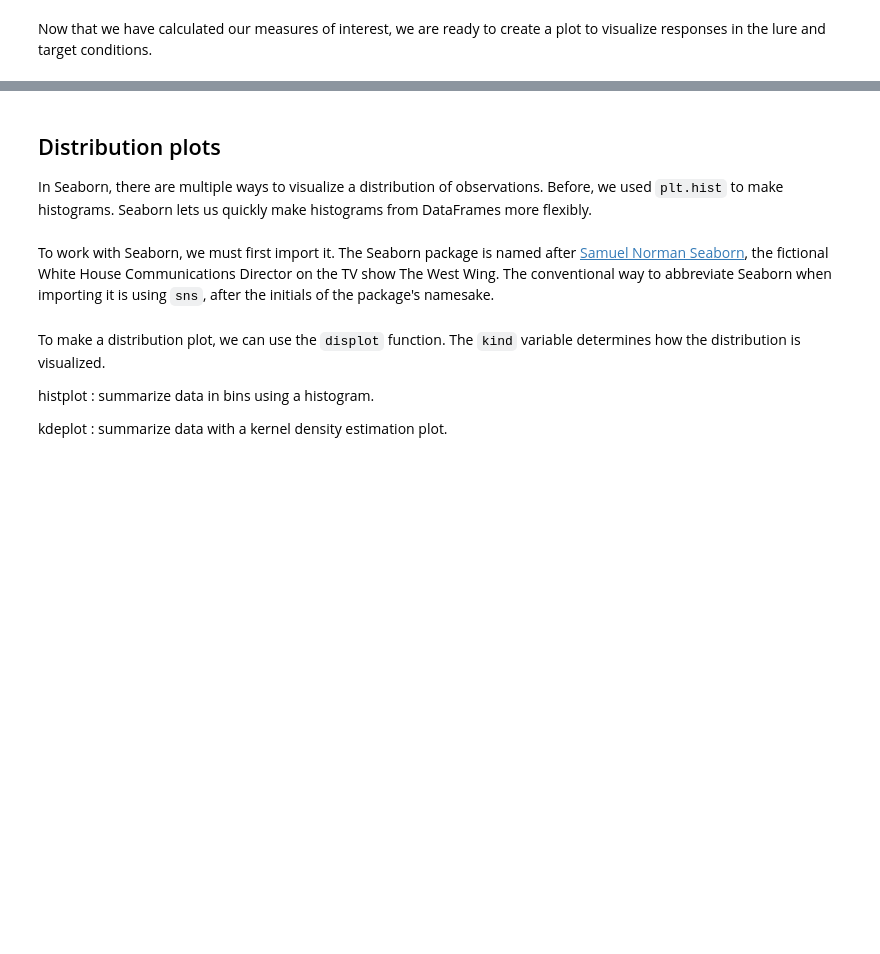
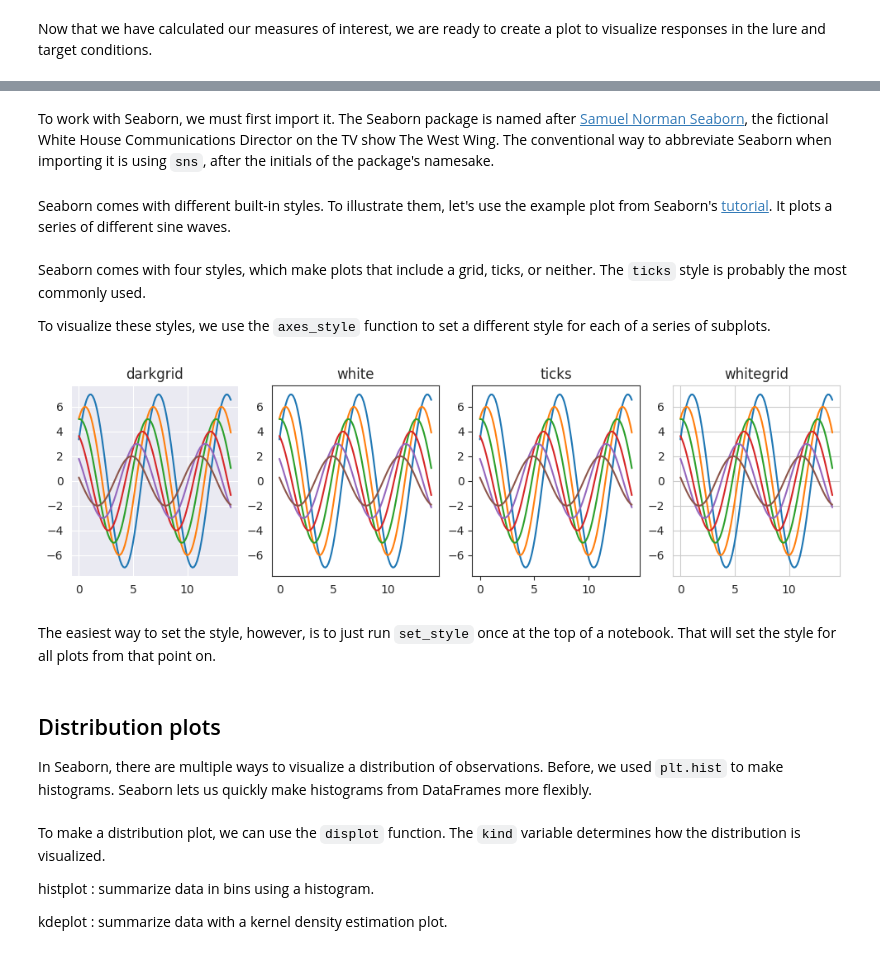
Before and after one commit to mortonne/datascipsych, a Jupyter notebook: assignments/assignment10/data_visualization.ipynb, the cells around one changed output, grey strips where cells are left out. Saved outputs shown, nothing was run; the diff lists cells and outputs as text; code cells hidden in the pictures; blank space fills up the shorter version.

```diff
--- a/assignments/assignment10/data_visualization.ipynb
+++ b/assignments/assignment10/data_visualization.ipynb
@@ -61,0 +64,2 @@ Relational
+# %% [markdown]
+To work with Seaborn, we must first import it. The Seaborn package is named after [Samuel Norman Seaborn](https://en.wikipedia.org/wiki/Sam_Seaborn), the fictional White House Communications Director on the TV show The West Wing. The conventional way to abbreviate Seaborn when importing it is using `sns`, after the initials of the package's namesake.
@@ -61,0 +68,27 @@ Relational
+# %% [markdown]
+Seaborn comes with different built-in styles. To illustrate them, let's use the example plot from Seaborn's [tutorial](https://seaborn.pydata.org/tutorial/aesthetics.html). It plots a series of different sine waves.
+# %%
+import numpy as np
+import matplotlib.pyplot as plt
+
+def sinplot(n=10, flip=1):
+    x = np.linspace(0, 14, 100)
+    for i in range(1, n + 1):
+        plt.plot(x, np.sin(x + i * .5) * (n + 2 - i) * flip)
+# %% [markdown]
+Seaborn comes with four styles, which make plots that include a grid, ticks, or neither. The `ticks` style is probably the most commonly used.
+
+To visualize these styles, we use the `axes_style` function to set a different style for each of a series of subplots.
+# %%
+f = plt.figure(figsize=(12, 3))
+styles = ["darkgrid", "white", "ticks", "whitegrid"]
+gs = f.add_gridspec(1, len(styles))
+for i, style in enumerate(styles):
+    with sns.axes_style(style):
+        ax = f.add_subplot(gs[i])
+        sinplot(6)
+        ax.set_title(style)
+# %% [output]
+[figure, added]
+# %% [markdown]
+The easiest way to set the style, however, is to just run `set_style` once at the top of a notebook. That will set the style for all plots from that point on.
@@ -63,5 +98,3 @@ Relational
 ## Distribution plots
 
 In Seaborn, there are multiple ways to visualize a distribution of observations. Before, we used `plt.hist` to make histograms. Seaborn lets us quickly make histograms from DataFrames more flexibly.
-# %% [markdown]
-To work with Seaborn, we must first import it. The Seaborn package is named after [Samuel Norman Seaborn](https://en.wikipedia.org/wiki/Sam_Seaborn), the fictional White House Communications Director on the TV show The West Wing. The conventional way to abbreviate Seaborn when importing it is using `sns`, after the initials of the package's namesake.
```
Also changed, not shown: parts of 52 cells of this notebook.
